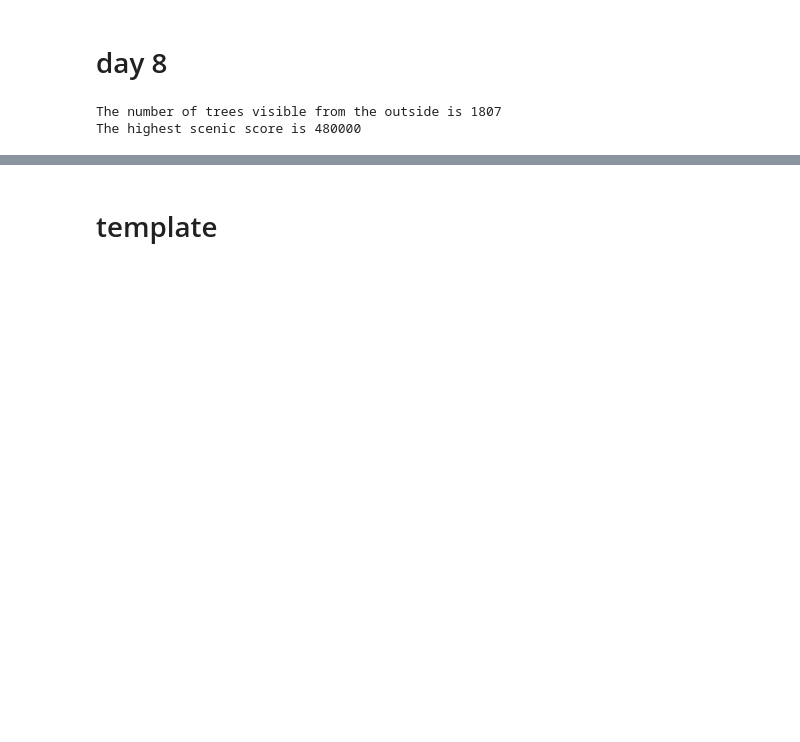
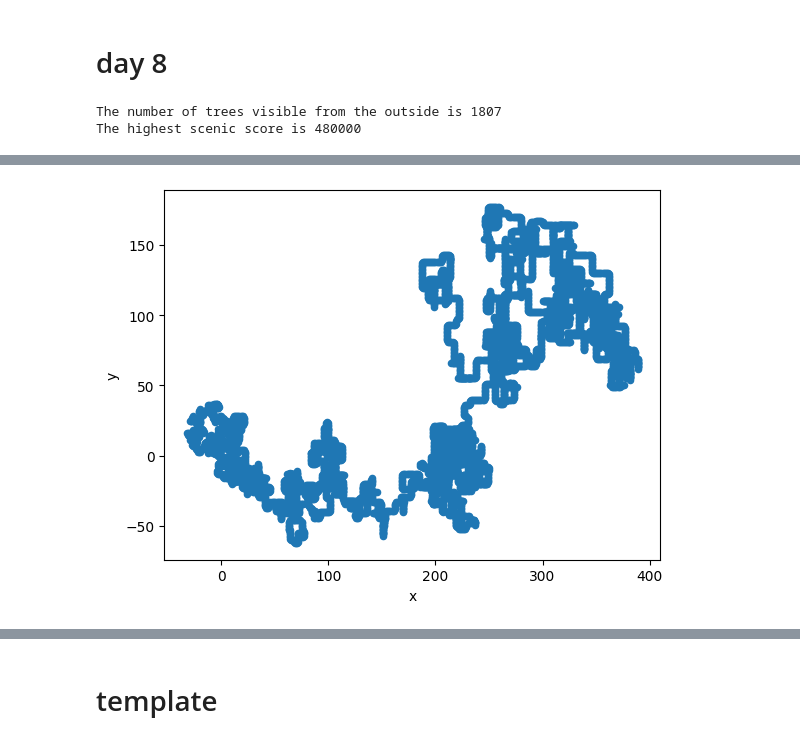
Before and after one commit to joaopmatias/adventofcode, a Jupyter notebook: advent_of_code.ipynb, the cells around one changed output, grey strips where cells are left out. Drawn from its saved outputs; the diff is of its cells as text; code cells hidden in the pictures; blank space fills up the shorter version.

```diff
--- a/advent_of_code.ipynb
+++ b/advent_of_code.ipynb
@@ -483,0 +487,94 @@ The highest scenic score is 480000
+# %%
+from functools import reduce
+from operator import add
+from io import StringIO
+
+import pandas as pd
+import numpy as np
+
+f = StringIO(
+"""
+R 4
+U 4
+L 3
+D 1
+R 4
+D 1
+L 5
+R 2
+""".strip("\n")
+)
+f = open("  day09.txt  ".strip())
+
+positions = (
+    pd.read_csv(f, sep=" ", header=None)
+    .set_axis(["direction", "size"], axis=1)
+    .assign(
+        direction=lambda df:
+        df["direction"].apply({
+            "R": ( 1,  0),
+            "L": (-1,  0),
+            "U": ( 0,  1),
+            "D": ( 0, -1)}
+            .get))
+    .pipe(
+        lambda df:
+        pd.DataFrame(
+            reduce(
+                add,
+                map(
+                    lambda v: v[1] * [v[0]],
+                    df.itertuples(index=None, name=None)),
+                [[0, 0]])))
+    .set_axis(["x", "y"], axis=1)
+    .assign(x=lambda df: np.cumsum(df["x"]))
+    .assign(y=lambda df: np.cumsum(df["y"]))
+    .to_dict(orient="split")["data"]
+)
+
+positions0 = positions
+
+p = [0, 0]
+ans = [p]
+j = 0
+while True:
+    while j < len(positions) and np.abs(np.diff([p, positions[j]], axis=0)).max() <= 1:
+        j += 1
+    if j >= len(positions):
+        break
+    p = np.array([[1/3, 2/3]]).dot(np.array([p,positions[j]])).round().astype(int).flatten().tolist()
+    ans.append(p)
+
+pd.DataFrame(ans, columns=["x", "y"]).plot(
+   x='x',
+   y='y',
+   kind='scatter',
+)
+
+print(f"""
+The number of positions visited is {len(set(map(tuple, ans)))}
+""".strip())
+
+for _ in range(9):
+    p = [0, 0]
+    ans = [p]
+    j = 0
+    while True:
+        while j < len(positions) and np.abs(np.diff([p, positions[j]], axis=0)).max() <= 1:
+            j += 1
+        if j >= len(positions):
+            break
+        p = np.array([[1/3, 2/3]]).dot(np.array([p,positions[j]])).round().astype(int).flatten().tolist()
+        ans.append(p)
+    positions = ans
+
+pd.DataFrame(ans, columns=["x", "y"]).plot(
+   x='x',
+   y='y',
+   kind='scatter',
+)
+
+print(f"""
+The number of positions visited by the node 9 is {len(set(map(tuple, ans)))}
+""".strip())
+# %% [output]
@@ -483,0 +583 @@ The highest scenic score is 480000
+[figure, added]
```
Also changed, not shown: parts of 5 cells of this notebook, 4 other files.
